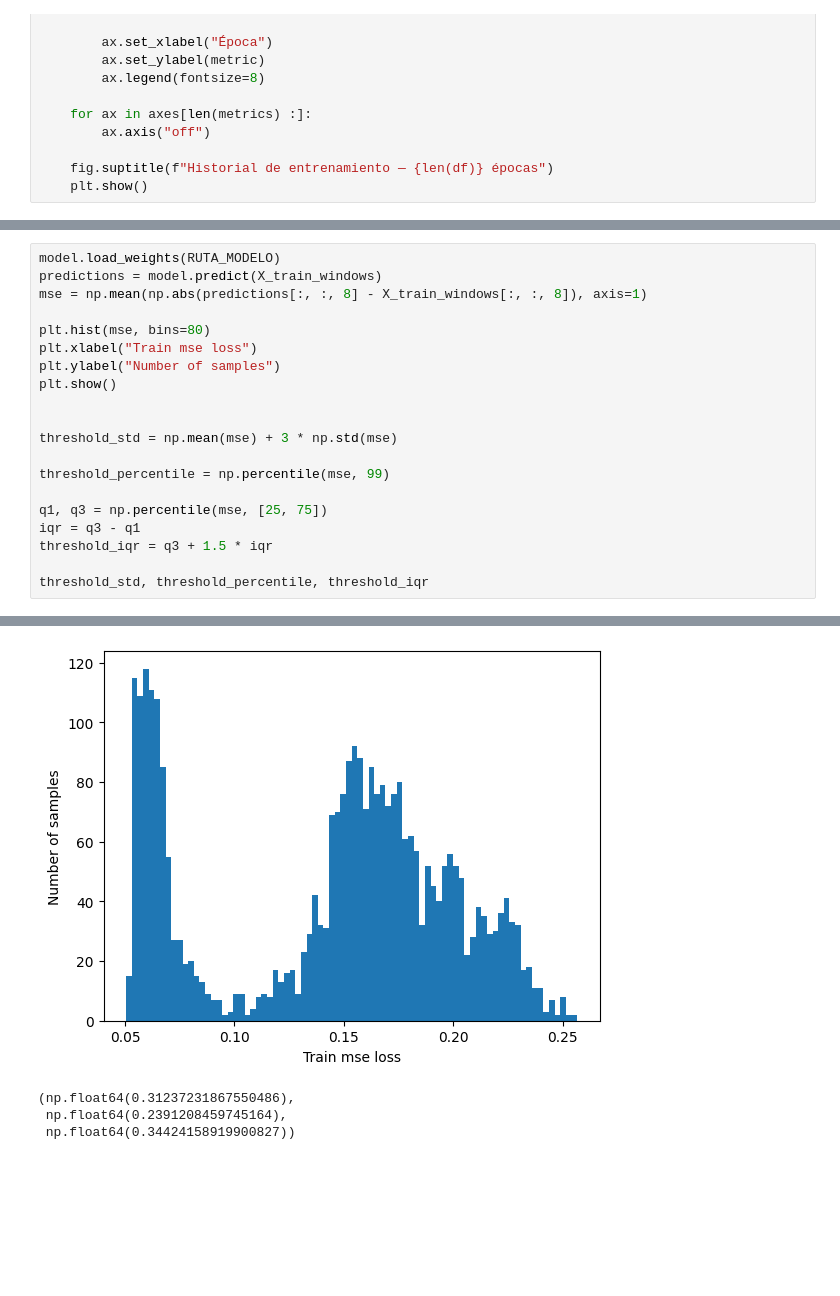
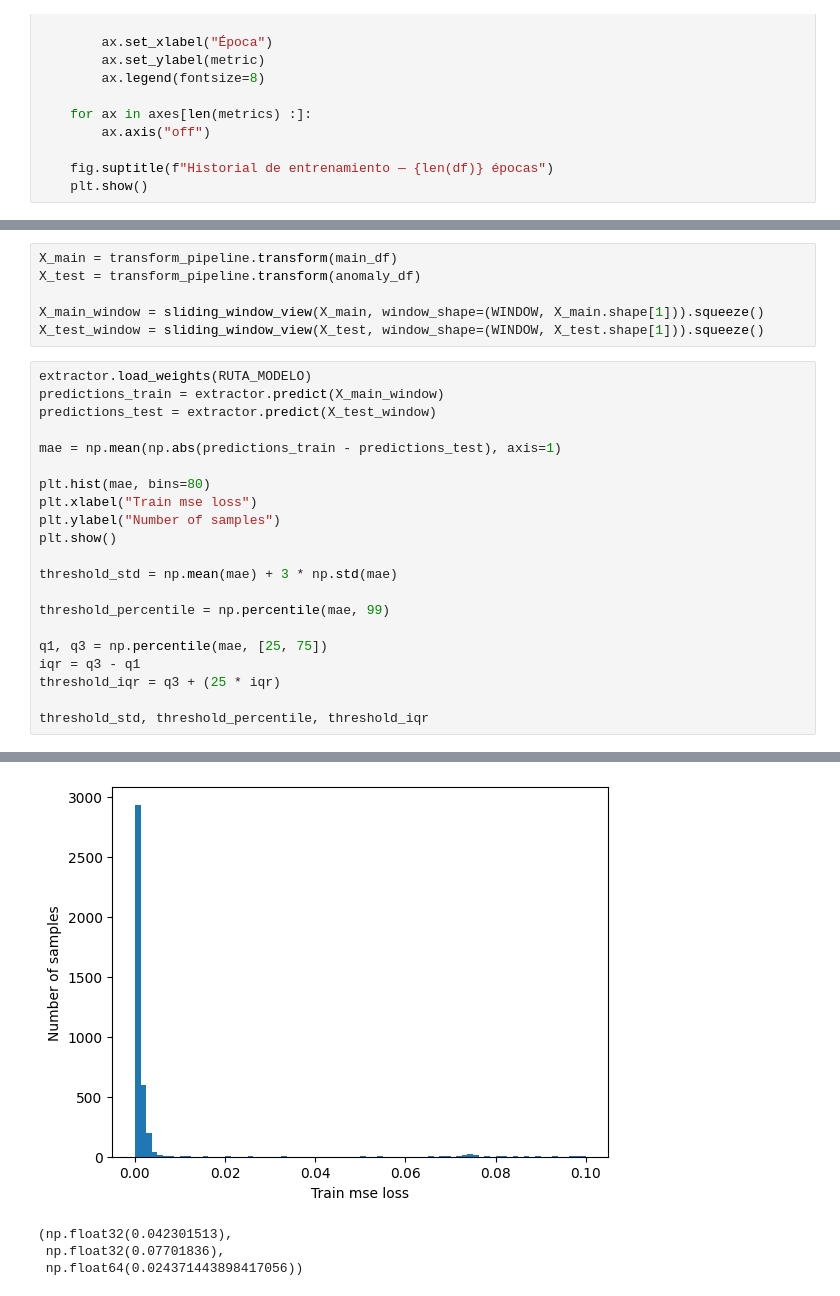
Before and after one commit to jmanuelc87/bourbaki-track-ciencia-datos, a Jupyter notebook: 03-deep-learning/notebooks/reto-04-autoencoders.ipynb, the cells around one changed output, grey strips where cells are left out. Cells and saved outputs as stored; diff of their text form; blank space fills up the shorter version.

```diff
--- a/03-deep-learning/notebooks/reto-04-autoencoders.ipynb
+++ b/03-deep-learning/notebooks/reto-04-autoencoders.ipynb
@@ -590,21 +573,28 @@ plot_history(history)
+# %%
+X_main = transform_pipeline.transform(main_df)
+X_test = transform_pipeline.transform(anomaly_df)
+
+X_main_window = sliding_window_view(X_main, window_shape=(WINDOW, X_main.shape[1])).squeeze()
+X_test_window = sliding_window_view(X_test, window_shape=(WINDOW, X_test.shape[1])).squeeze()
 # %%
-model.load_weights(RUTA_MODELO)
-predictions = model.predict(X_train_windows)
-mse = np.mean(np.abs(predictions[:, :, 8] - X_train_windows[:, :, 8]), axis=1)
+extractor.load_weights(RUTA_MODELO)
+predictions_train = extractor.predict(X_main_window)
+predictions_test = extractor.predict(X_test_window)
 
-plt.hist(mse, bins=80)
+mae = np.mean(np.abs(predictions_train - predictions_test), axis=1)
+
+plt.hist(mae, bins=80)
 plt.xlabel("Train mse loss")
 plt.ylabel("Number of samples")
 plt.show()
 
+threshold_std = np.mean(mae) + 3 * np.std(mae)
 
-threshold_std = np.mean(mse) + 3 * np.std(mse)
+threshold_percentile = np.percentile(mae, 99)
 
-threshold_percentile = np.percentile(mse, 99)
-
-q1, q3 = np.percentile(mse, [25, 75])
+q1, q3 = np.percentile(mae, [25, 75])
 iqr = q3 - q1
-threshold_iqr = q3 + 1.5 * iqr
+threshold_iqr = q3 + (25 * iqr)
 
 threshold_std, threshold_percentile, threshold_iqr
 # %% [output]
@@ -612,7 +603,7 @@ threshold_std, threshold_percentile, threshold_iqr
-[figure, old version]
+[figure, new version]
-(np.float64(0.31237231867550486),
- np.float64(0.2391208459745164),
- np.float64(0.34424158919900827))
+(np.float32(0.042301513),
+ np.float32(0.07701836),
+ np.float64(0.024371443898417056))
 # %%
 enc = transform_pipeline[-1]
 scaler = enc.named_transformers_["remainder"]
```
Also changed, not shown: parts of 9 cells of this notebook, 31 other files.
